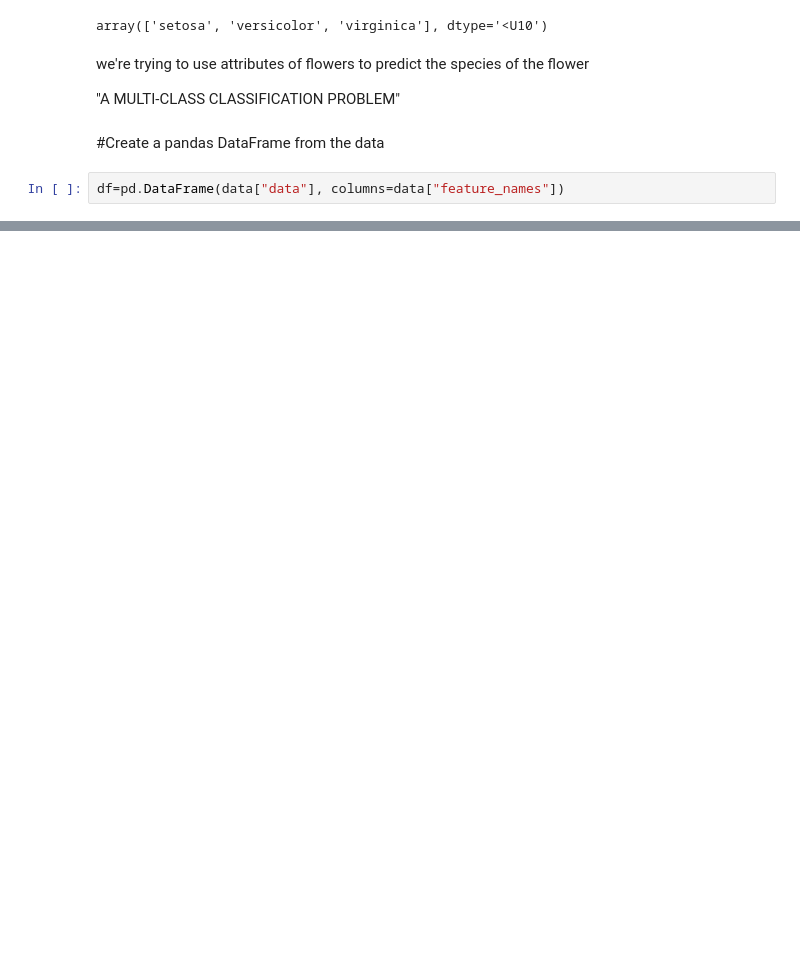
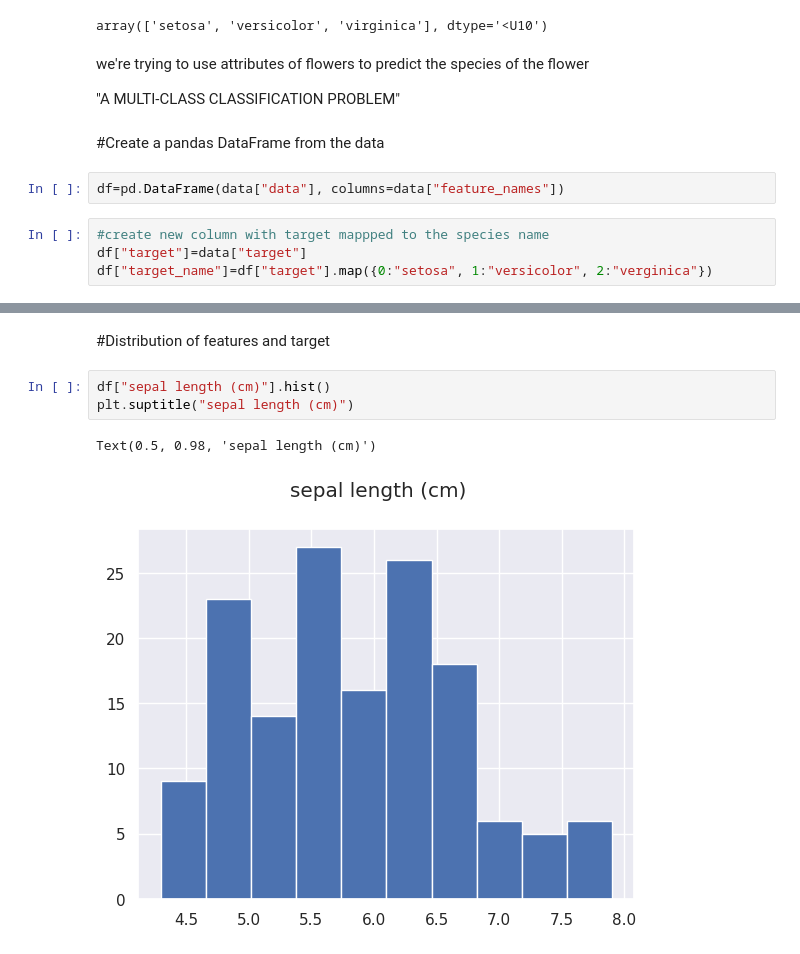
Before and after one commit to NetizenCodes/-netizen-ai-notebook, a Jupyter notebook: ML_iris_flower_project.ipynb, the cells around one changed output, grey strips where cells are left out. Drawn from its saved outputs; the diff is of its cells as text; blank space fills up the shorter version.

```diff
--- a/ML_iris_flower_project.ipynb
+++ b/ML_iris_flower_project.ipynb
@@ -77,3 +77,7 @@ we're trying to use attributes of flowers to predict the species of the flower
 #Create a pandas DataFrame from the data
 # %%
 df=pd.DataFrame(data["data"], columns=data["feature_names"])
+# %%
+#create new column with target mappped to the species name
+df["target"]=data["target"]
+df["target_name"]=df["target"].map({0:"setosa", 1:"versicolor", 2:"verginica"})
@@ -79,0 +118,8 @@ df=pd.DataFrame(data["data"], columns=data["feature_names"])
+# %% [markdown]
+#Distribution of features and target
+# %%
+df["sepal length (cm)"].hist()
+plt.suptitle("sepal length (cm)")
+# %% [output]
+Text(0.5, 0.98, 'sepal length (cm)')
+[figure, added]
```
Also changed, not shown: parts of 13 cells of this notebook.
